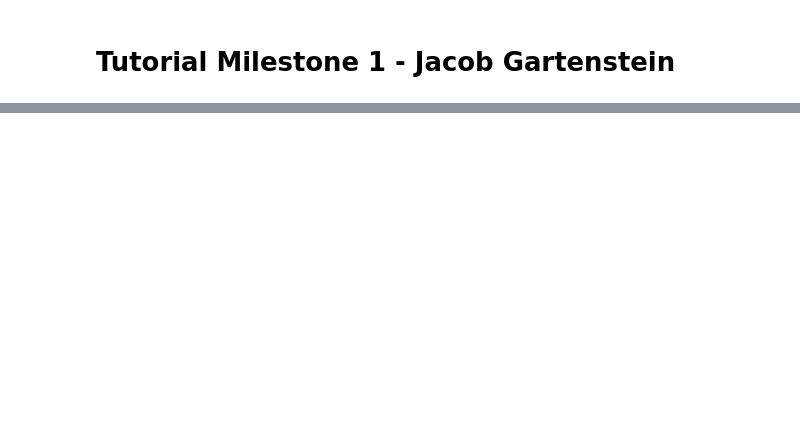
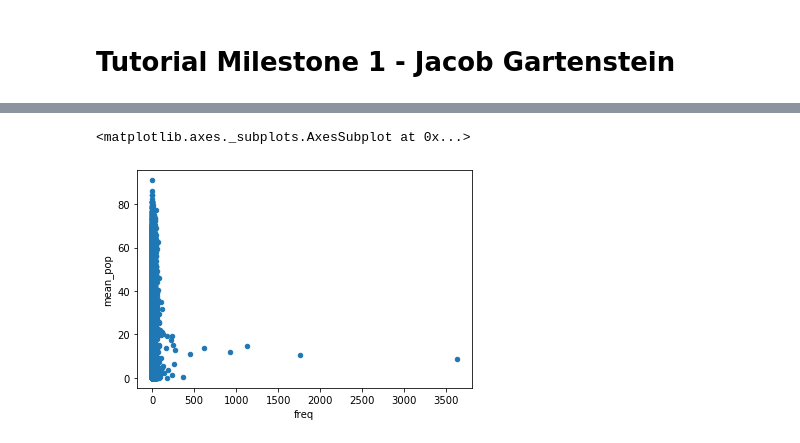
Before and after one commit to jgartens/jgartens.github.io, a Jupyter notebook: milestone1.ipynb, the cells around one changed output, grey strips where cells are left out. Cells and saved outputs as stored; diff of their text form; code cells hidden in the pictures; blank space fills up the shorter version.

```diff
--- a/milestone1.ipynb
+++ b/milestone1.ipynb
@@ -13,0 +51,3 @@ Amazon’s Digital Music Purchase Reviews  --
+# %%
+artist_counts = spotify_df["artist_name"].value_counts()
+artist_counts_df = pd.DataFrame(artist_counts)
@@ -13,0 +70,7 @@ Amazon’s Digital Music Purchase Reviews  --
+# %%
+mean_pop = spotify_df.groupby("artist_name")["popularity"].mean()
+# %%
+artist_counts_df = artist_counts_df.rename(columns={"artist_name": "freq"})
+# %%
+artist_counts_df['mean_pop'] = mean_pop
+artist_counts_df.head(10)
@@ -13,0 +89,5 @@ Amazon’s Digital Music Purchase Reviews  --
+# %%
+artist_counts_df.plot(x = "freq", y = "mean_pop", kind = "scatter")
+# %% [output]
+<matplotlib.axes._subplots.AxesSubplot at 0x...>
+[figure, added]
```
Also changed, not shown: parts of 15 cells of this notebook.
